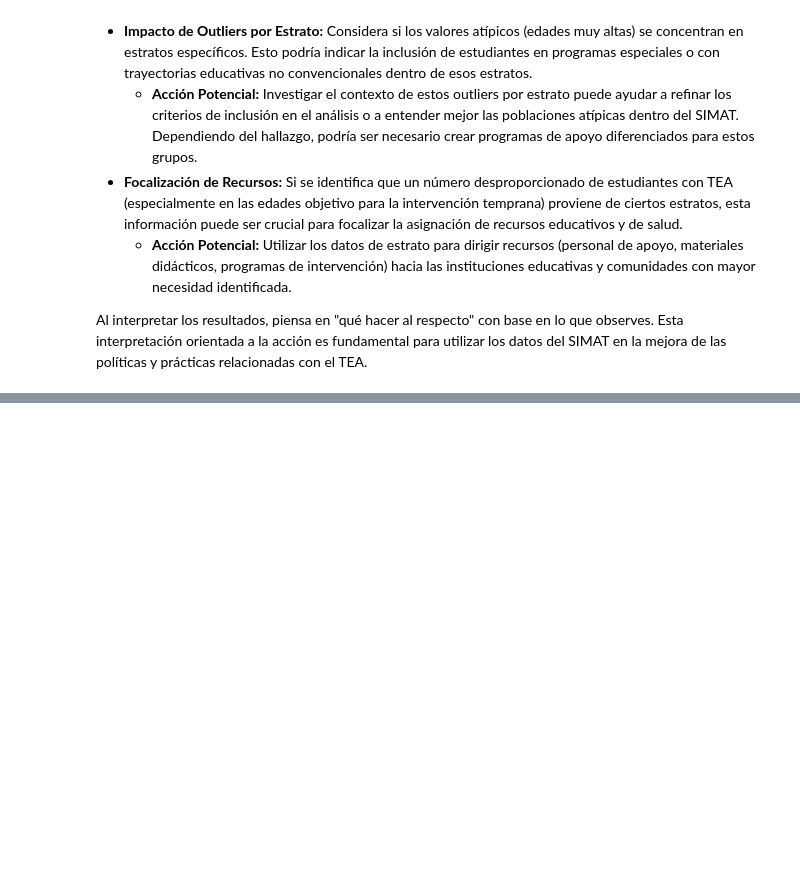
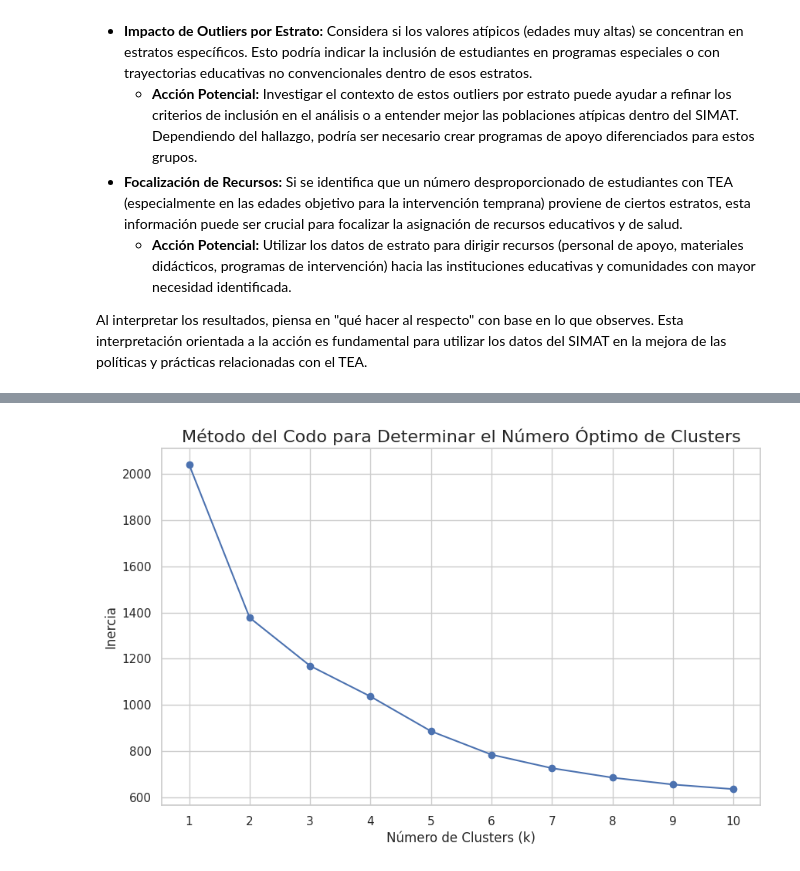
Before and after one commit to cris-bytes/Taller-4.-Comparte-la-preparaci-n-de-los-datos, a Jupyter notebook: simat_grupo.ipynb, the cells around one changed output, grey strips where cells are left out. Saved outputs shown, nothing was run; the diff lists cells and outputs as text; code cells hidden in the pictures; blank space fills up the shorter version.

```diff
--- a/simat_grupo.ipynb
+++ b/simat_grupo.ipynb
@@ -525,0 +644,21 @@ Al interpretar los resultados, piensa en "qué hacer al respecto" con base en lo
+# %%
+# --- Determinación del Número Óptimo de Clusters (k) ---
+inertia_final = []
+k_range_final = range(1, 11) # Rango para probar k
+
+for k in k_range_final:
+    kmeans_elbow_final = KMeans(n_clusters=k, random_state=42, n_init=10)
+    kmeans_elbow_final.fit(df_clustering_processed_final)
+    inertia_final.append(kmeans_elbow_final.inertia_)
+
+# Graficar el método del codo
+plt.figure(figsize=(10, 6))
+plt.plot(k_range_final, inertia_final, marker='o')
+plt.title("Método del Codo para Determinar el Número Óptimo de Clusters")
+plt.xlabel("Número de Clusters (k)")
+plt.ylabel("Inercia")
+plt.xticks(k_range_final)
+plt.grid(True)
+plt.show()
+# %% [output]
+[figure, added]
```
Also changed, not shown: parts of 12 cells of this notebook.
